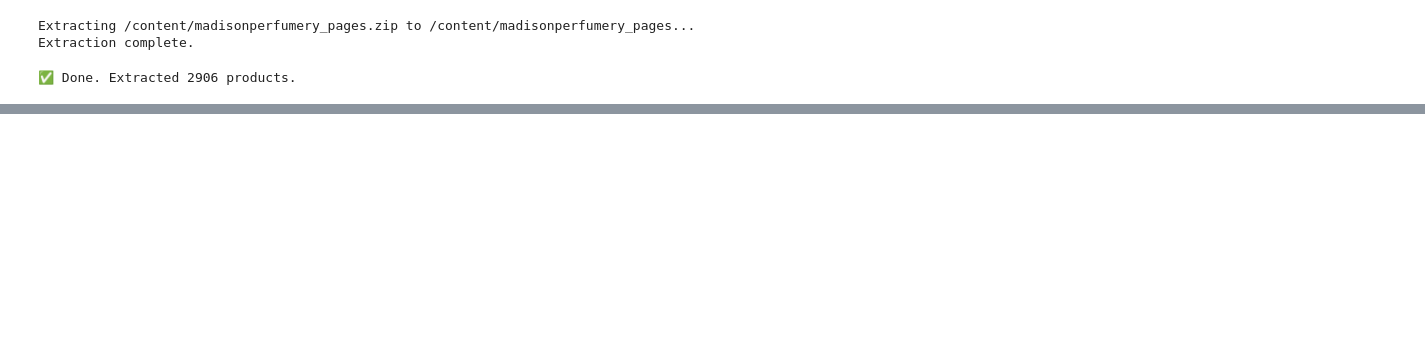
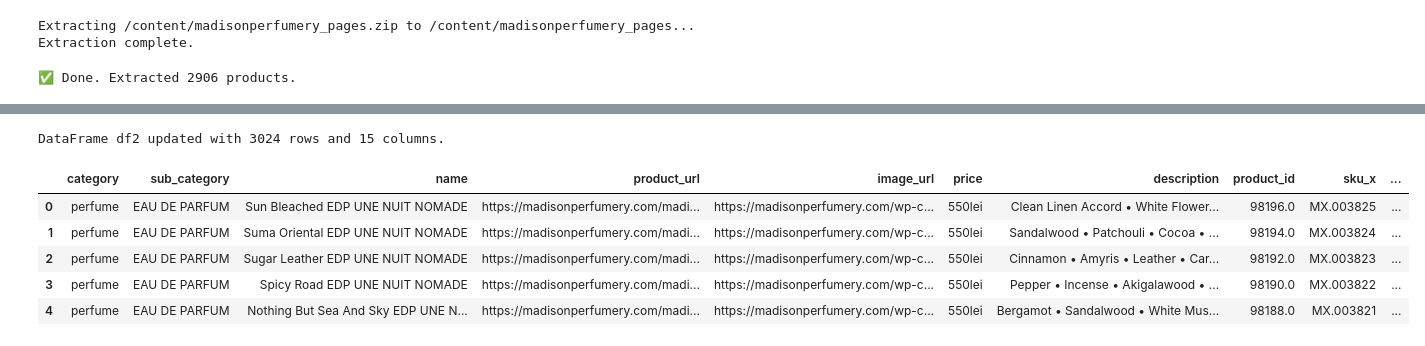
Before and after one commit to amien1410/amien-scrapers, a Jupyter notebook: madisonperfumery_products_scraper.ipynb, the cells around one changed output, grey strips where cells are left out. Cells and saved outputs as stored; diff of their text form; code cells hidden in the pictures; blank space fills up the shorter version.

```diff
--- a/madisonperfumery_products_scraper.ipynb
+++ b/madisonperfumery_products_scraper.ipynb
@@ -875,0 +920,17 @@ if __name__ == "__main__":
+# %%
+# Select relevant columns from df1 for merging
+df1_subset = df1[['sku', 'variant_size', 'in_stock', 'categories', 'product_url']].copy()
+
+# Perform a left merge to add the new data from df1_subset to df2
+df2 = pd.merge(df2, df1_subset, on='product_url', how='left')
+
+print(f"DataFrame df2 updated with {len(df2)} rows and {len(df2.columns)} columns.")
+display(df2.head())
+# %% [output]
+DataFrame df2 updated with 3024 rows and 15 columns.
+|  | category | sub_category | name | product_url | image_url | price | description | product_id | sku_x | ... |
+| 0 | perfume | EAU DE PARFUM | Sun Bleached EDP UNE NUIT NOMADE | https://madisonperfumery.com/madi... | https://madisonperfumery.com/wp-c... | 550lei | Clean Linen Accord • White Flower... | 98196.0 | MX.003825 | ... |
+| 1 | perfume | EAU DE PARFUM | Suma Oriental EDP UNE NUIT NOMADE | https://madisonperfumery.com/madi... | https://madisonperfumery.com/wp-c... | 550lei | Sandalwood • Patchouli • Cocoa • ... | 98194.0 | MX.003824 | ... |
+| 2 | perfume | EAU DE PARFUM | Sugar Leather EDP UNE NUIT NOMADE | https://madisonperfumery.com/madi... | https://madisonperfumery.com/wp-c... | 550lei | Cinnamon • Amyris • Leather • Car... | 98192.0 | MX.003823 | ... |
+| 3 | perfume | EAU DE PARFUM | Spicy Road EDP UNE NUIT NOMADE | https://madisonperfumery.com/madi... | https://madisonperfumery.com/wp-c... | 550lei | Pepper • Incense • Akigalawood • ... | 98190.0 | MX.003822 | ... |
+| 4 | perfume | EAU DE PARFUM | Nothing But Sea And Sky EDP UNE N... | https://madisonperfumery.com/madi... | https://madisonperfumery.com/wp-c... | 550lei | Bergamot • Sandalwood • White Mus... | 98188.0 | MX.003821 | ... |
```
Also changed, not shown: parts of 9 cells of this notebook.
